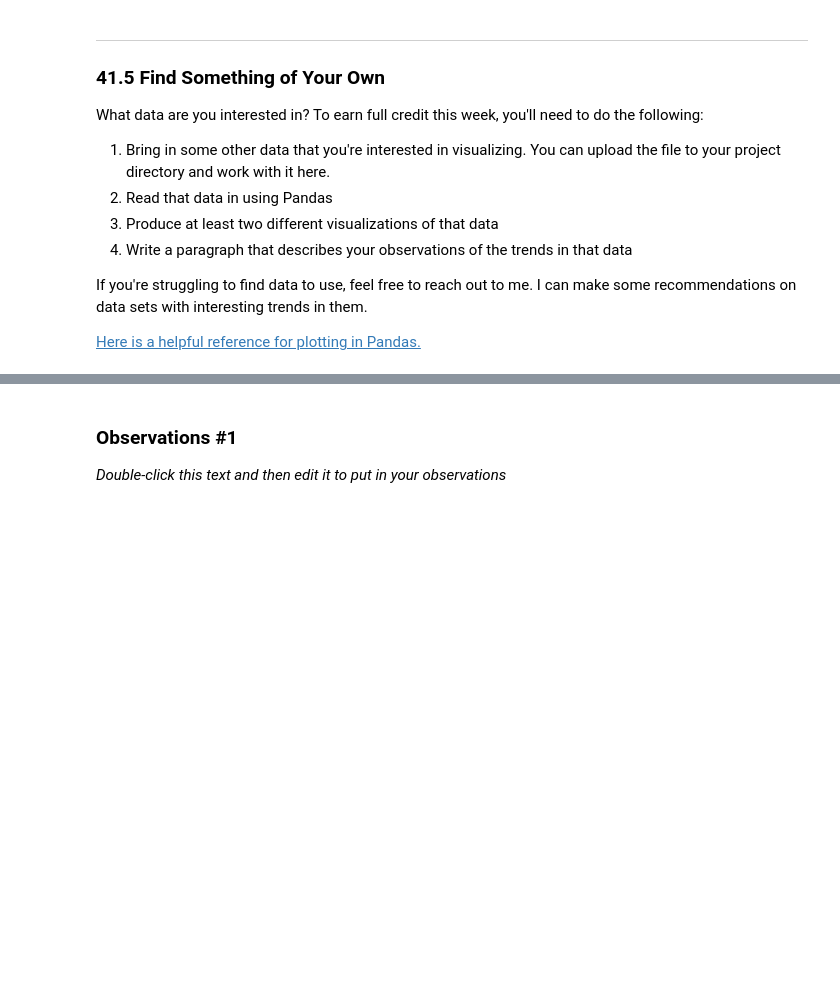
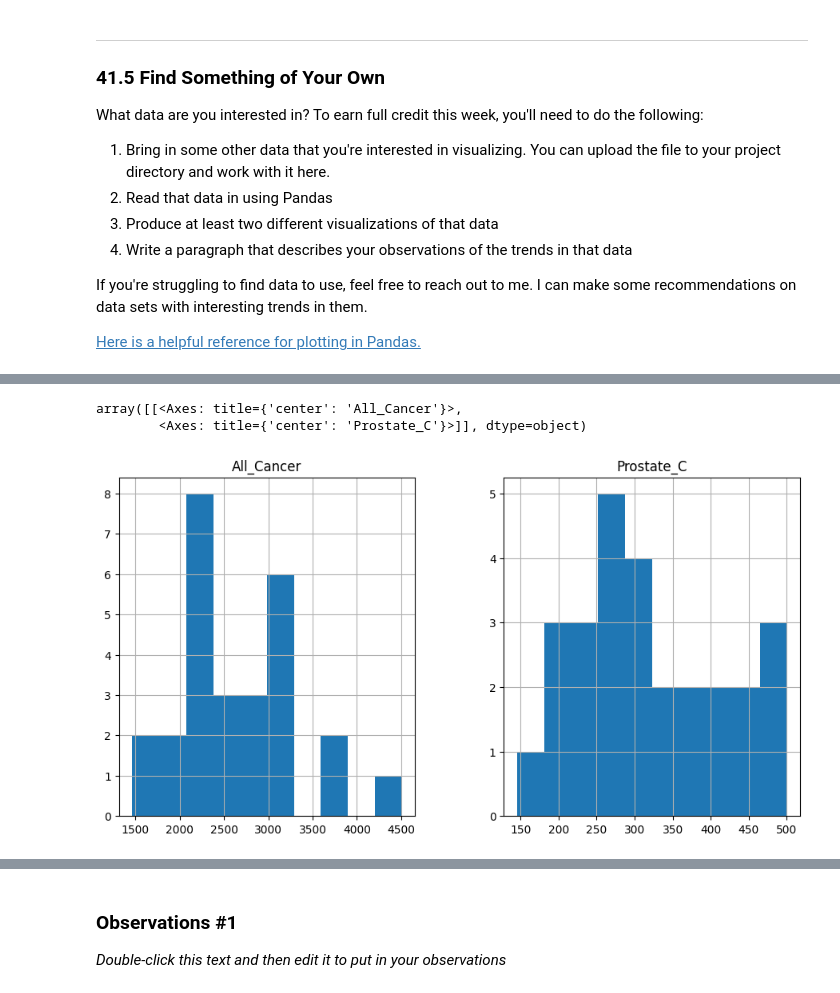
Before and after one commit to tannerunaveen4/hds5210-2023, a Jupyter notebook: week09/week09_assignment_2.ipynb, the cells around one changed output, grey strips where cells are left out. Saved outputs shown, nothing was run; the diff lists cells and outputs as text; code cells hidden in the pictures; blank space fills up the shorter version.

```diff
--- a/week09/week09_assignment_2.ipynb
+++ b/week09/week09_assignment_2.ipynb
@@ -231,0 +240,5 @@ If you're struggling to find data to use, feel free to reach out to me.  I can m
+# %%
+# Your code here to load data...
+cancer = "https://data-lakecountyil.opendata.arcgis.com/datasets/lakecountyil::cancer-rates.csv"
+cancer = pd.read_csv(cancer)
+cancer.columns
@@ -232,2 +279,7 @@ If you're struggling to find data to use, feel free to reach out to me.  I can m
 # %%
 # Your code here to do a first visualization...
+cancer[['All_Cancer','Prostate_C']].hist(figsize=(11,5.5))
+# %% [output]
+array([[<Axes: title={'center': 'All_Cancer'}>,
+        <Axes: title={'center': 'Prostate_C'}>]], dtype=object)
+[figure, added]
```
Also changed, not shown: parts of 10 cells of this notebook.
